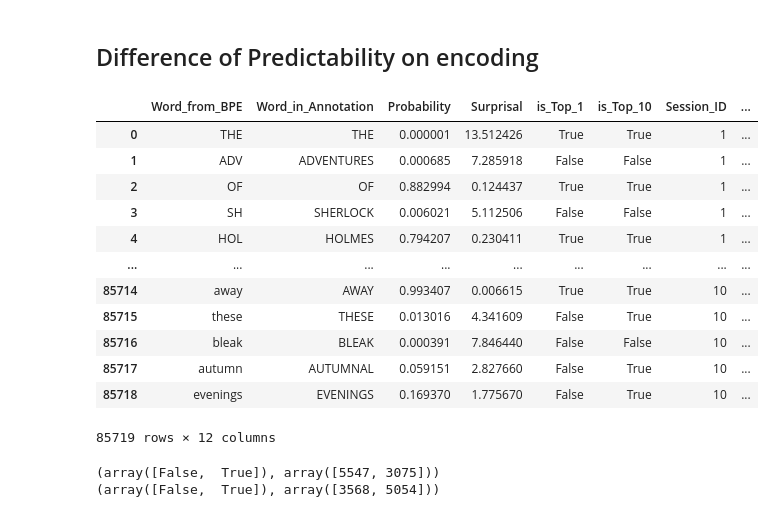
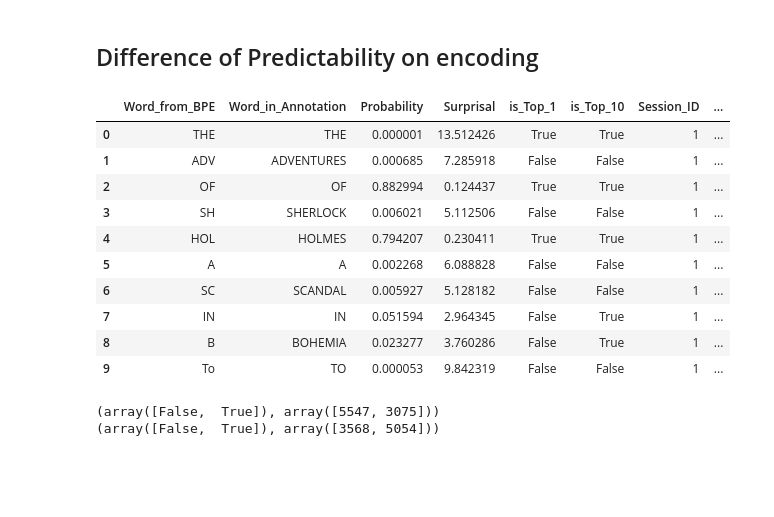
Before and after one commit to InesSchoenmann/Lingpred, a Jupyter notebook: notebooks_new/Audio_Encoding.ipynb, the cells around one changed output. Drawn from its saved outputs; the diff is of its cells as text; code cells hidden in the pictures; blank space fills up the shorter version.

```diff
--- a/notebooks_new/Audio_Encoding.ipynb
+++ b/notebooks_new/Audio_Encoding.ipynb
@@ -16,7 +16,7 @@ from plotting import colours
 from encoding_analysis import regress_out_one, make_arbitrary_static_vectors, brainscore_no_coef
 from utils import get_words_onsets_offsets, get_indices_per_task, make_y_matrix_per_run, get_runs
 # %%
-dataset               = 'Goldstein' # or Armeni
+dataset               = 'Armeni' # or Armeni
 use_real_word_offsets = True
 
 # dummy variables needed for that get_run functions
@@ -380,23 +380,22 @@ Text(0.5, 1.0, 'Armeni: GPT')
 # %% [markdown]
 ## Difference of Predictability on encoding
 # %%
-with open('../audio/Armeni/Dataframe_WordSurprisal_Top10Words_All_Sessions.pkl', 'rb') as f:
-    df = pickle.load(f)
-df
+if dataset == 'Armeni':
+    with open('../audio/Armeni/Dataframe_WordSurprisal_Top10Words_All_Sessions.pkl', 'rb') as f:
+        df = pickle.load(f)
+df.head(10)
 # %% [output]
 |  | Word_from_BPE | Word_in_Annotation | Probability | Surprisal | is_Top_1 | is_Top_10 | Session_ID | ... |
 | 0 | THE | THE | 0.000001 | 13.512426 | True | True | 1 | ... |
 | 1 | ADV | ADVENTURES | 0.000685 | 7.285918 | False | False | 1 | ... |
 | 2 | OF | OF | 0.882994 | 0.124437 | True | True | 1 | ... |
 | 3 | SH | SHERLOCK | 0.006021 | 5.112506 | False | False | 1 | ... |
 | 4 | HOL | HOLMES | 0.794207 | 0.230411 | True | True | 1 | ... |
-| ... | ... | ... | ... | ... | ... | ... | ... | ... |
-| 85714 | away | AWAY | 0.993407 | 0.006615 | True | True | 10 | ... |
-| 85715 | these | THESE | 0.013016 | 4.341609 | False | True | 10 | ... |
-| 85716 | bleak | BLEAK | 0.000391 | 7.846440 | False | False | 10 | ... |
-| 85717 | autumn | AUTUMNAL | 0.059151 | 2.827660 | False | True | 10 | ... |
-| 85718 | evenings | EVENINGS | 0.169370 | 1.775670 | False | True | 10 | ... |
+| 5 | A | A | 0.002268 | 6.088828 | False | False | 1 | ... |
+| 6 | SC | SCANDAL | 0.005927 | 5.128182 | False | False | 1 | ... |
+| 7 | IN | IN | 0.051594 | 2.964345 | False | True | 1 | ... |
+| 8 | B | BOHEMIA | 0.023277 | 3.760286 | False | True | 1 | ... |
+| 9 | To | TO | 0.000053 | 9.842319 | False | False | 1 | ... |
-85719 rows × 12 columns
 # %%
 if dataset == 'Goldstein':
     df = pd.read_csv('../Goldstein_gpt_features/transcript_data_gpt.txt',
```
Also changed, not shown: parts of 16 cells of this notebook.
